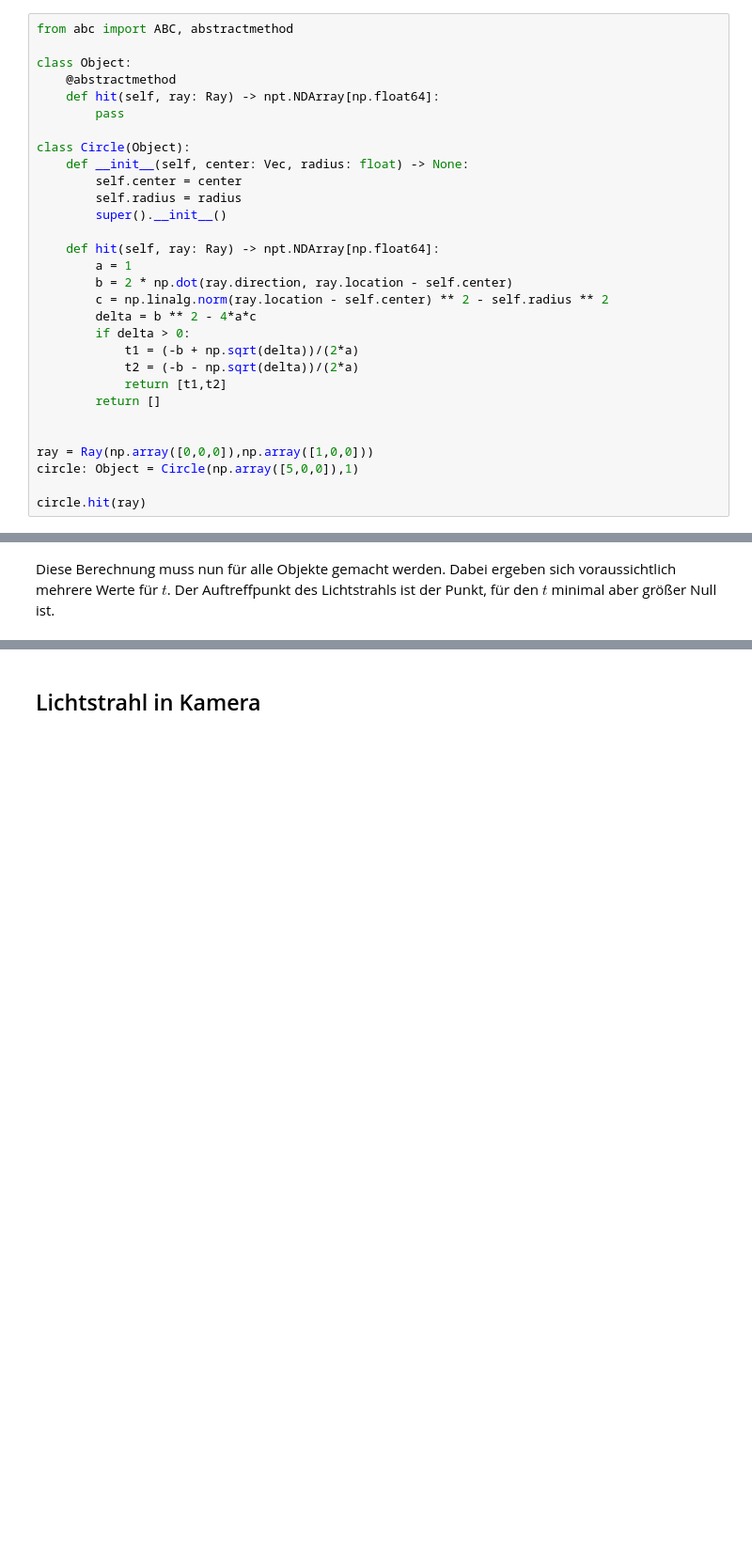
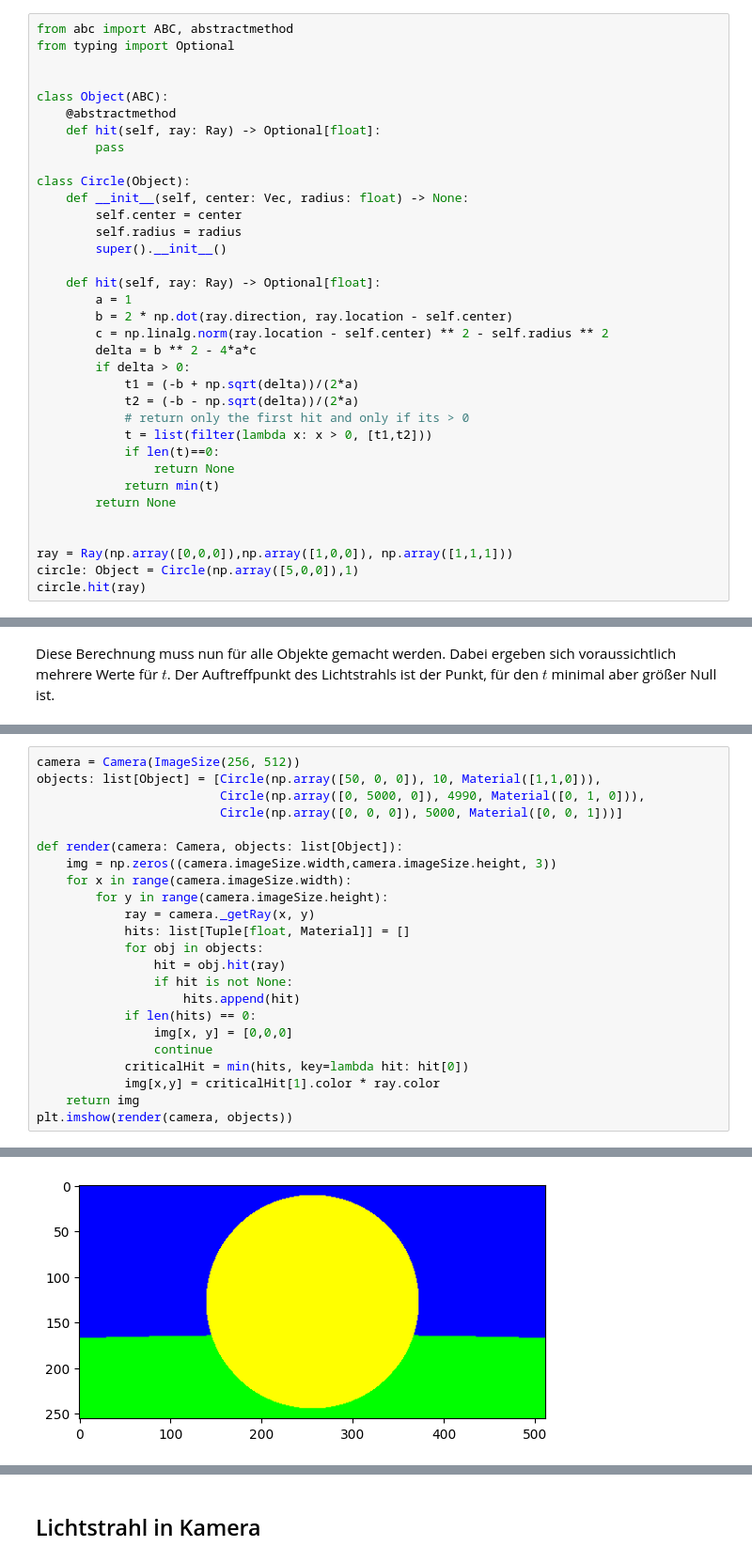
Before and after one commit to paul-pw/raytracing_python, a Jupyter notebook: ray_tracing.ipynb, the cells around one changed output, grey strips where cells are left out. Shown at 94% size. Cells and saved outputs as stored; diff of their text form; blank space fills up the shorter version.

Commit message:
first raytraced image

```diff
--- a/ray_tracing.ipynb
+++ b/ray_tracing.ipynb
@@ -119,10 +131,12 @@ um die Schnittpunkte heruaszufinden, muss die Gleichung nacht $t$ aufgelöst wer
 Das wird hier in code umgesetzt.
 # %%
 from abc import ABC, abstractmethod
+from typing import Optional
 
-class Object:
+
+class Object(ABC):
     @abstractmethod
-    def hit(self, ray: Ray) -> npt.NDArray[np.float64]:
+    def hit(self, ray: Ray) -> Optional[float]:
         pass
 
 class Circle(Object):
@@ -131,7 +145,7 @@ class Circle(Object):
         self.radius = radius
         super().__init__()
 
-    def hit(self, ray: Ray) -> npt.NDArray[np.float64]:
+    def hit(self, ray: Ray) -> Optional[float]:
         a = 1
         b = 2 * np.dot(ray.direction, ray.location - self.center)
         c = np.linalg.norm(ray.location - self.center) ** 2 - self.radius ** 2
@@ -139,12 +153,15 @@ class Circle(Object):
         if delta > 0:
             t1 = (-b + np.sqrt(delta))/(2*a)
             t2 = (-b - np.sqrt(delta))/(2*a)
-            return [t1,t2]
-        return []
+            # return only the first hit and only if its > 0
+            t = list(filter(lambda x: x > 0, [t1,t2]))
+            if len(t)==0:
+                return None
+            return min(t)
+        return None
 
 
-ray = Ray(np.array([0,0,0]),np.array([1,0,0]))
+ray = Ray(np.array([0,0,0]),np.array([1,0,0]), np.array([1,1,1]))
 circle: Object = Circle(np.array([5,0,0]),1)
-
 circle.hit(ray)
 # %% [output]
@@ -181,0 +245,24 @@ ImageSize(width=256, height=512)
+# %%
+camera = Camera(ImageSize(256, 512))
+objects: list[Object] = [Circle(np.array([50, 0, 0]), 10, Material([1,1,0])),
+                         Circle(np.array([0, 5000, 0]), 4990, Material([0, 1, 0])),
+                         Circle(np.array([0, 0, 0]), 5000, Material([0, 0, 1]))]
+
+def render(camera: Camera, objects: list[Object]):
+    img = np.zeros((camera.imageSize.width,camera.imageSize.height, 3))
+    for x in range(camera.imageSize.width):
+        for y in range(camera.imageSize.height):
+            ray = camera._getRay(x, y)
+            hits: list[Tuple[float, Material]] = []
+            for obj in objects:
+                hit = obj.hit(ray)
+                if hit is not None:
+                    hits.append(hit)
+            if len(hits) == 0:
+                img[x, y] = [0,0,0]
+                continue
+            criticalHit = min(hits, key=lambda hit: hit[0])
+            img[x,y] = criticalHit[1].color * ray.color
+    return img
+plt.imshow(render(camera, objects))
+# %% [output]
@@ -181,0 +270 @@ ImageSize(width=256, height=512)
+[figure, added]
```
Also changed, not shown: parts of 21 cells of this notebook.
